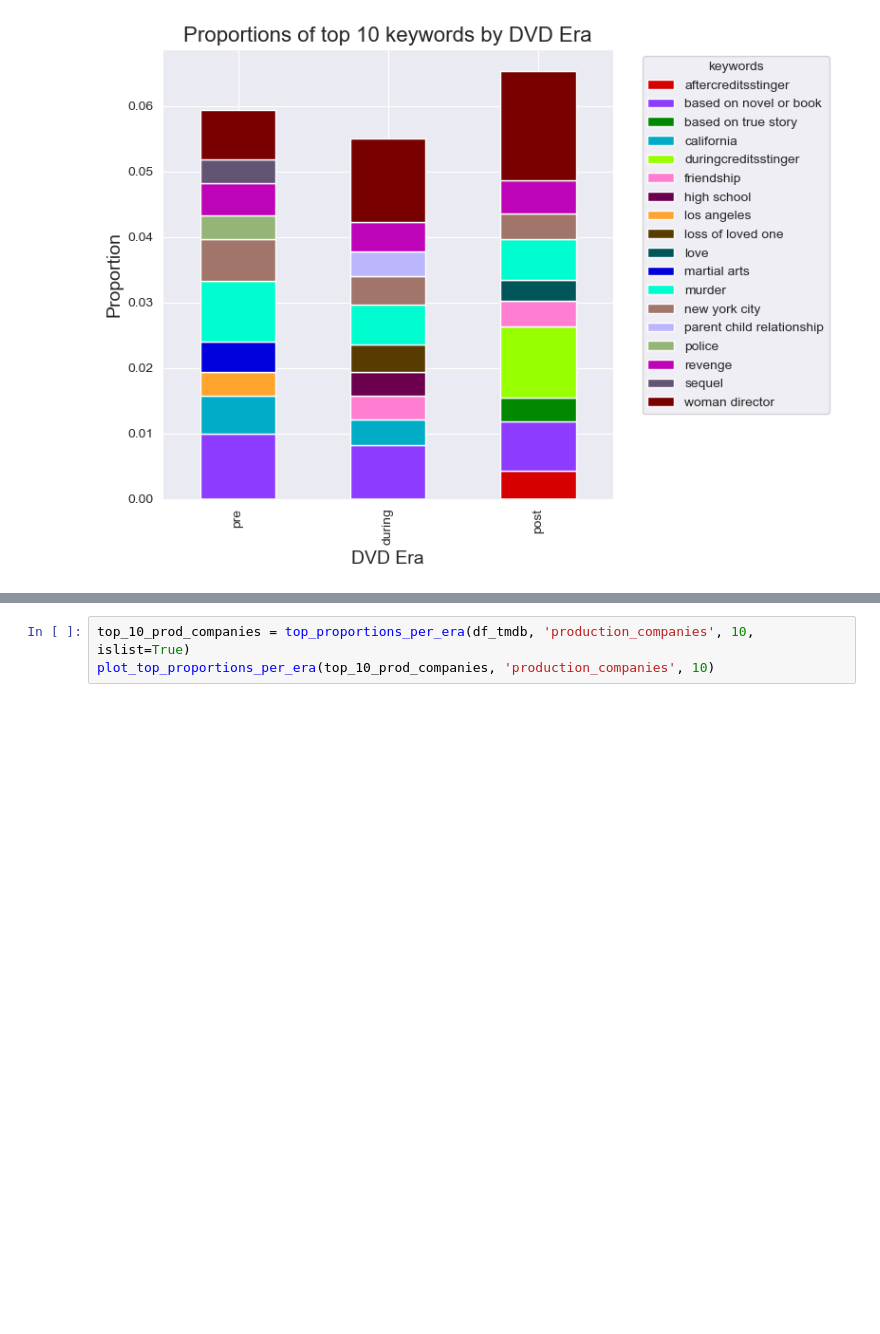
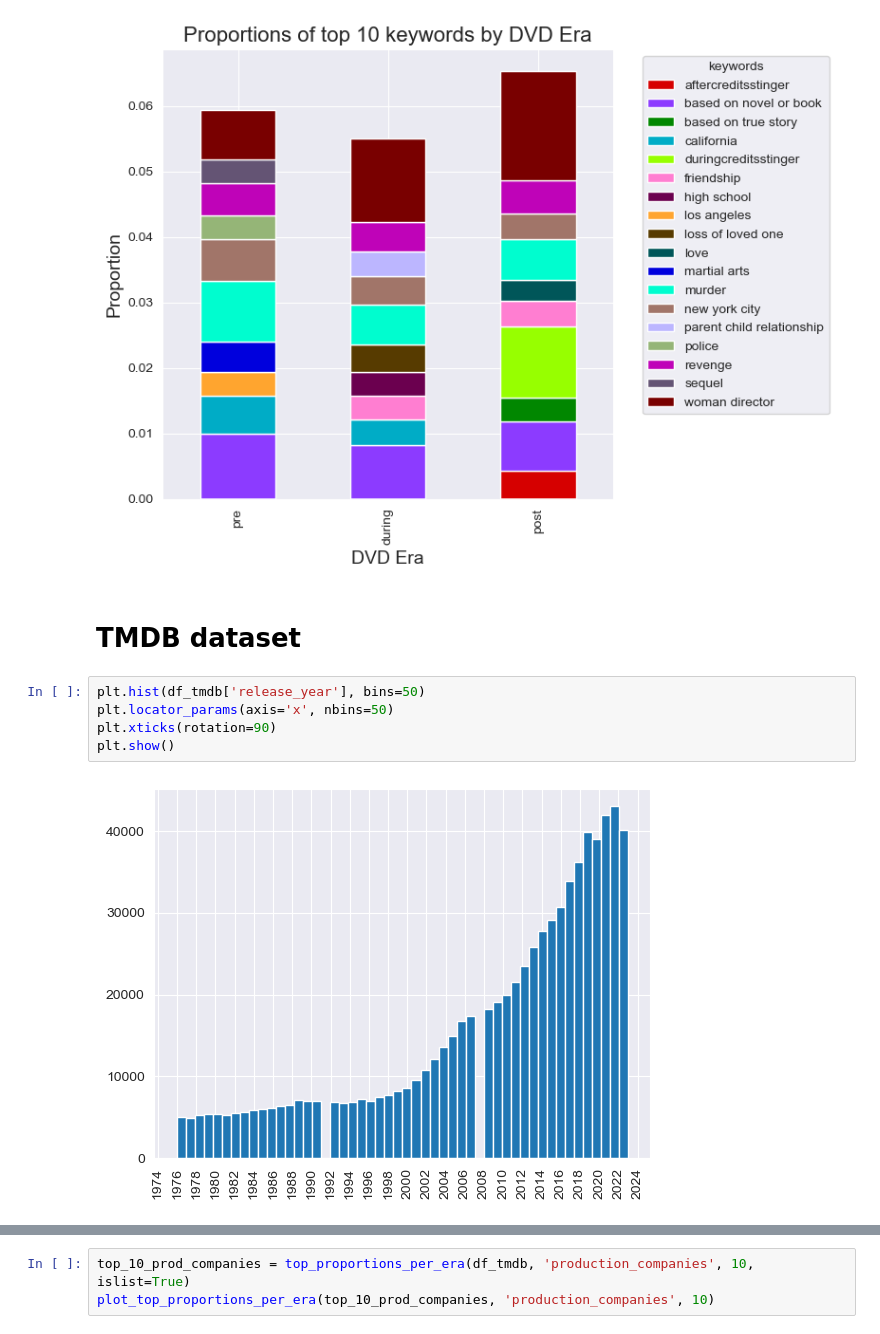
Before and after one commit to epfl-ada/ada-2024-project-databand, a Jupyter notebook: data_overview_CS.ipynb, the cells around one changed output, grey strips where cells are left out. Drawn from its saved outputs; the diff is of its cells as text; blank space fills up the shorter version.

```diff
--- a/data_overview_CS.ipynb
+++ b/data_overview_CS.ipynb
@@ -163,3 +163,12 @@ top_10_keyword =top_proportions_per_era(df_combined, 'keywords', 10, True)
 plot_top_proportions_per_era(top_10_keyword, 'keywords', 10)
 # %% [output]
 [figure]
+# %% [markdown]
+# TMDB dataset
+# %%
+plt.hist(df_tmdb['release_year'], bins=50)
+plt.locator_params(axis='x', nbins=50)
+plt.xticks(rotation=90)
+plt.show()
+# %% [output]
+[figure, added]
```
Also changed, not shown: parts of 3 cells of this notebook, 1 other file.
